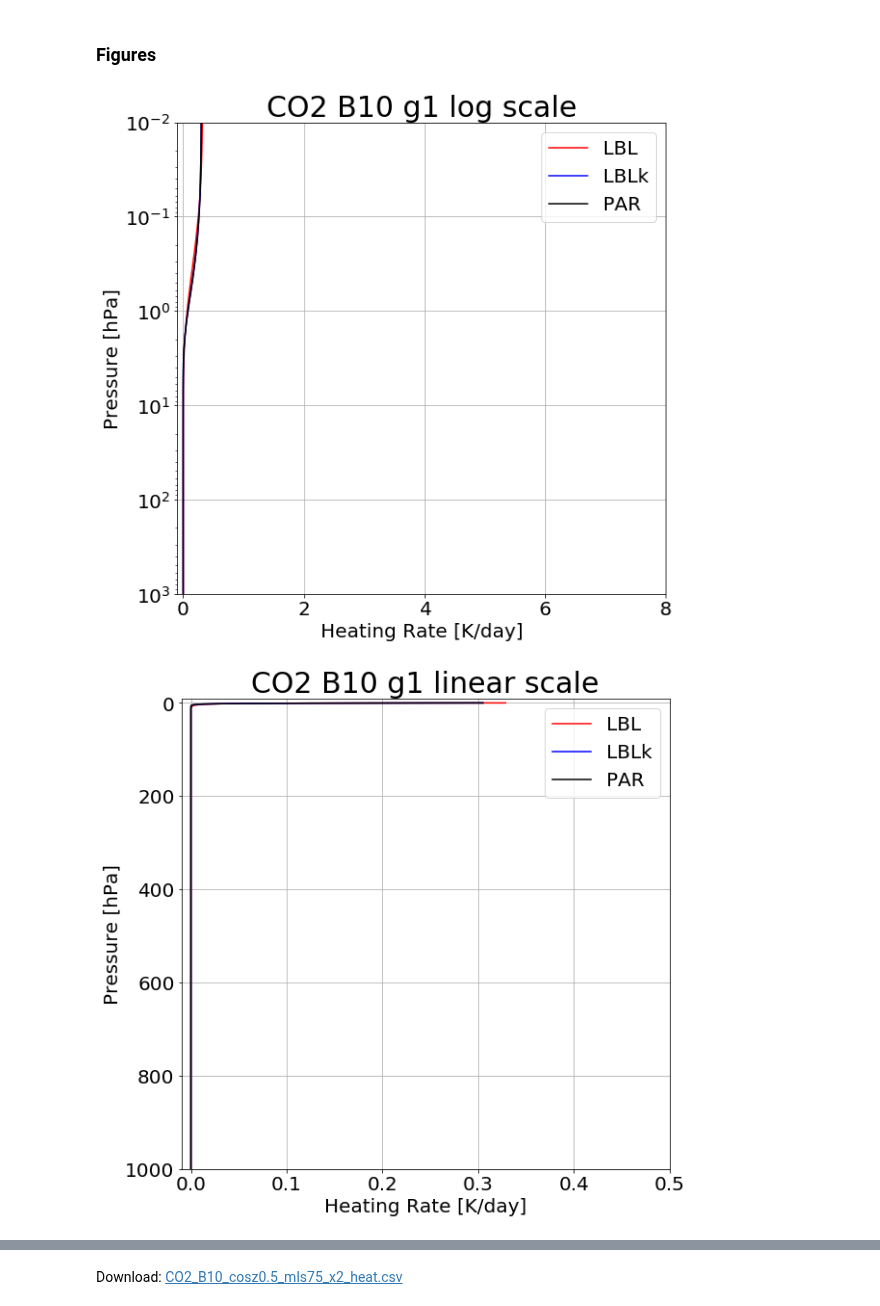
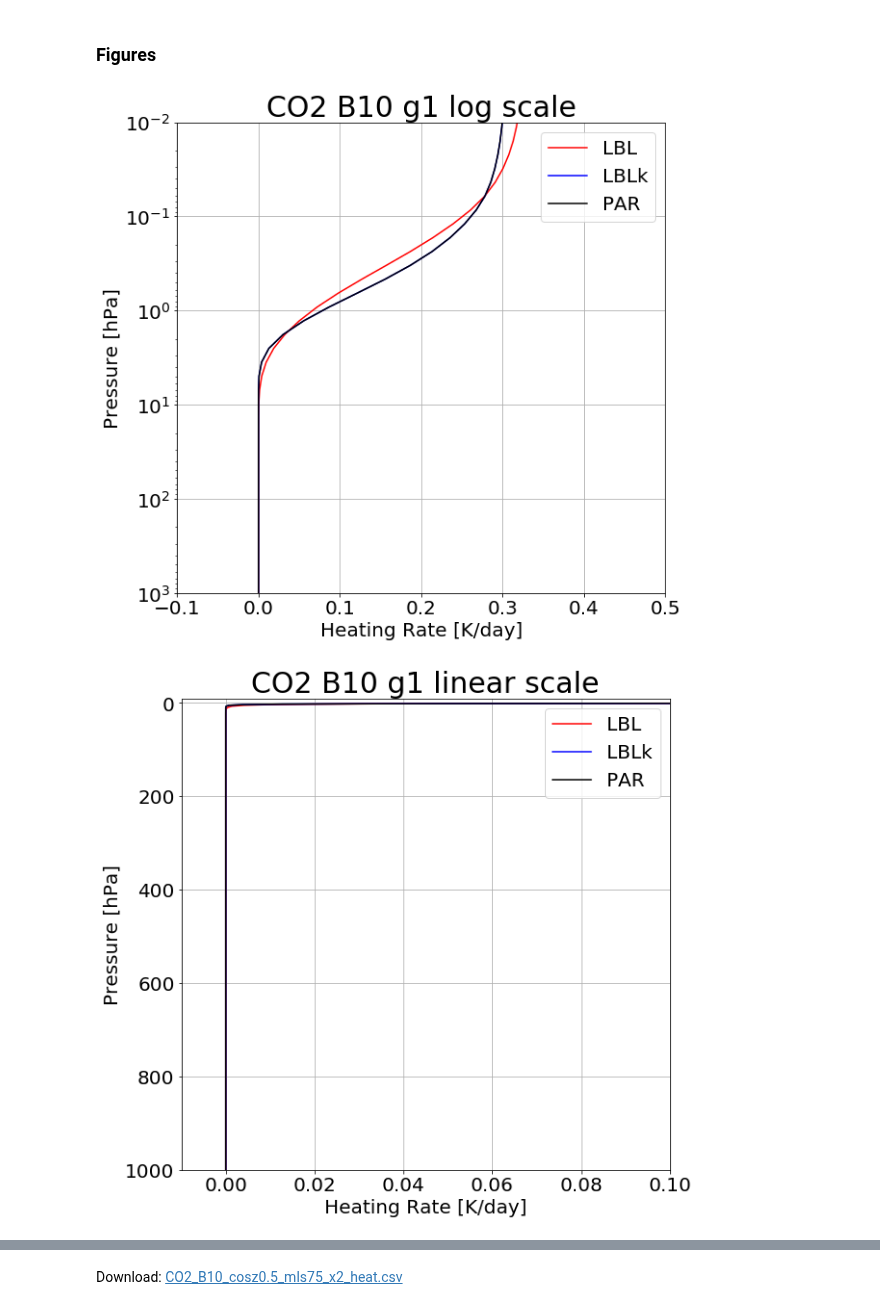
Before and after one commit to kimbuyo/Radiation_SW, a Jupyter notebook: Param/CO2/B10/190213_Result/CO2x2/CO2_B10_cosz0.5_mls75_x2_result.ipynb, the cells around one changed output, grey strips where cells are left out. Saved outputs shown, nothing was run; the diff lists cells and outputs as text; code cells hidden in the pictures.

```diff
--- a/Param/CO2/B10/190213_Result/CO2x2/CO2_B10_cosz0.5_mls75_x2_result.ipynb
+++ b/Param/CO2/B10/190213_Result/CO2x2/CO2_B10_cosz0.5_mls75_x2_result.ipynb
@@ -71,31 +71,31 @@ Download: CO2_B10_cosz0.5_mls75_x2_flux.csv
 # %%
 htr = pd.read_table(path+'new_ng6_all.htr',header=None,sep="\s+",keep_default_na=False,
                     names=['hPa','LBL_g1','LBLk_g1','PAR_g1','LBL_g2','LBLk_g2','PAR_g2','LBL_g3','LBLk_g3','PAR_g3',
                           'LBL_g4','LBLk_g4','PAR_g4','LBL_g5','LBLk_g5','PAR_g5','LBL_g6','LBLk_g6','PAR_g6',
                           'LBL_tot','LBLk_tot','PAR_tot','LBLk - LBL','PAR - LBL'])
 
 params = {'figure.figsize': (20,9),'legend.fontsize': 20,'axes.labelsize': 20,'axes.titlesize': 30,'xtick.labelsize': 20,'ytick.labelsize': 20}
 plt.rcParams.update(params)
 
-max1 = 8
-max2 = 0.5
+max1 = 0.5
+max2 = 0.1
 
 # log scale
 plt.subplot(1,2,1)
 plt.axis([-0.1,max1,1000,0.01])
 plt.grid()
 plt.title('CO2 B10 g1 log scale')
 plt.ylabel('Pressure [hPa]')
 plt.xlabel('Heating Rate [K/day]')
 plt.yscale('log')
 plt.plot(htr['LBL_g1'],htr['hPa'],label='LBL',color='red')
 plt.plot(htr['LBLk_g1'],htr['hPa'],label='LBLk',color='blue')
 plt.plot(htr['PAR_g1'],htr['hPa'],label='PAR',color='black')
 plt.legend()
 
 plt.show()
 # %% [output]
-[figure, old version]
+[figure, new version]
 # %%
 # linear scale
 plt.subplot(1,2,2)
@@ -111,7 +111,7 @@ plt.legend()
 
 plt.show()
 # %% [output]
-[figure, old version]
+[figure, new version]
 # %%
 # log scale
 plt.subplot(1,2,1)
```
Also changed, not shown: parts of 12 cells of this notebook.
